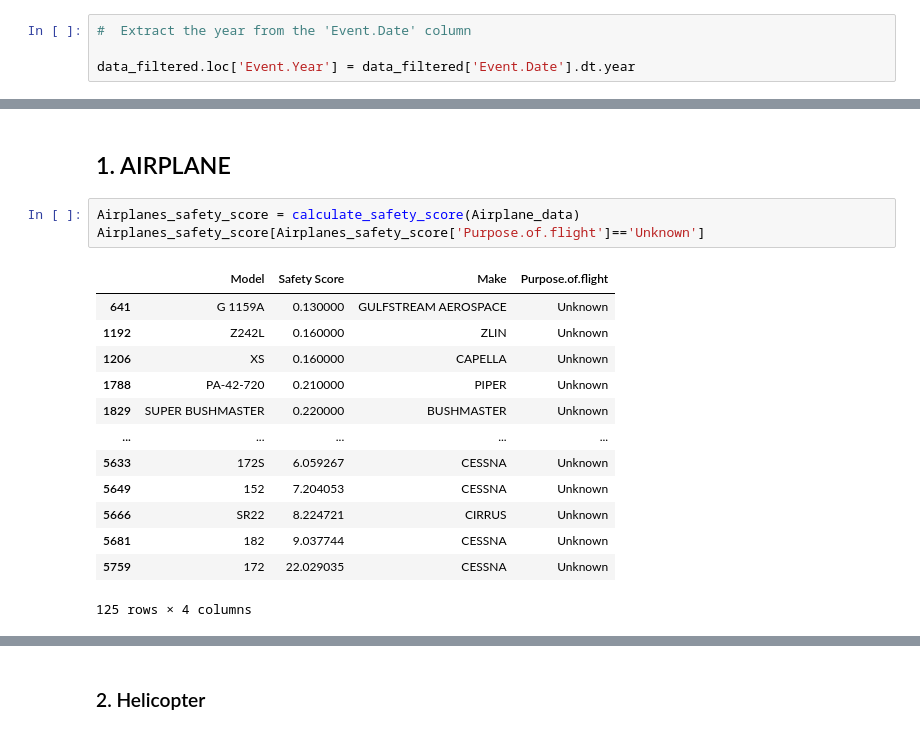
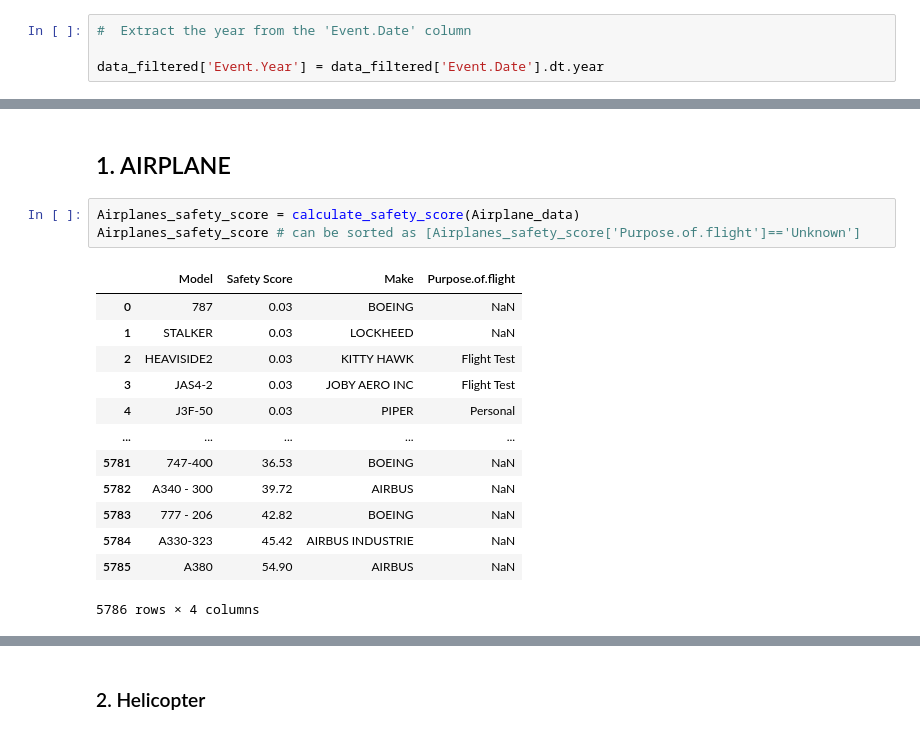
Before and after one commit to floyedmuchiri/dsc-phase-1-project-v3, a Jupyter notebook: aviation.ipynb, the cells around one changed output, grey strips where cells are left out. Drawn from its saved outputs; the diff is of its cells as text.

```diff
--- a/aviation.ipynb
+++ b/aviation.ipynb
@@ -293,5 +311,5 @@ data_filtered.shape[0]
 # %%
 #  Extract the year from the 'Event.Date' column
 
-data_filtered.loc['Event.Year'] = data_filtered['Event.Date'].dt.year
+data_filtered['Event.Year'] = data_filtered['Event.Date'].dt.year
 # %% [output]
@@ -612,18 +631,18 @@ def calculate_safety_score(data):
 ## 1. AIRPLANE
 # %%
 Airplanes_safety_score = calculate_safety_score(Airplane_data)
-Airplanes_safety_score[Airplanes_safety_score['Purpose.of.flight']=='Unknown']
+Airplanes_safety_score # can be sorted as [Airplanes_safety_score['Purpose.of.flight']=='Unknown']
 # %% [output]
 |  | Model | Safety Score | Make | Purpose.of.flight |
-| 641 | G 1159A | 0.130000 | GULFSTREAM AEROSPACE | Unknown |
-| 1192 | Z242L | 0.160000 | ZLIN | Unknown |
-| 1206 | XS | 0.160000 | CAPELLA | Unknown |
-| 1788 | PA-42-720 | 0.210000 | PIPER | Unknown |
-| 1829 | SUPER BUSHMASTER | 0.220000 | BUSHMASTER | Unknown |
+| 0 | 787 | 0.03 | BOEING | NaN |
+| 1 | STALKER | 0.03 | LOCKHEED | NaN |
+| 2 | HEAVISIDE2 | 0.03 | KITTY HAWK | Flight Test |
+| 3 | JAS4-2 | 0.03 | JOBY AERO INC | Flight Test |
+| 4 | J3F-50 | 0.03 | PIPER | Personal |
 | ... | ... | ... | ... | ... |
-| 5633 | 172S | 6.059267 | CESSNA | Unknown |
-| 5649 | 152 | 7.204053 | CESSNA | Unknown |
-| 5666 | SR22 | 8.224721 | CIRRUS | Unknown |
-| 5681 | 182 | 9.037744 | CESSNA | Unknown |
-| 5759 | 172 | 22.029035 | CESSNA | Unknown |
+| 5781 | 747-400 | 36.53 | BOEING | NaN |
+| 5782 | A340 - 300 | 39.72 | AIRBUS | NaN |
+| 5783 | 777 - 206 | 42.82 | BOEING | NaN |
+| 5784 | A330-323 | 45.42 | AIRBUS INDUSTRIE | NaN |
+| 5785 | A380 | 54.90 | AIRBUS | NaN |
-125 rows × 4 columns
+5786 rows × 4 columns
```
Also changed, not shown: parts of 16 cells of this notebook, 10 other files.
